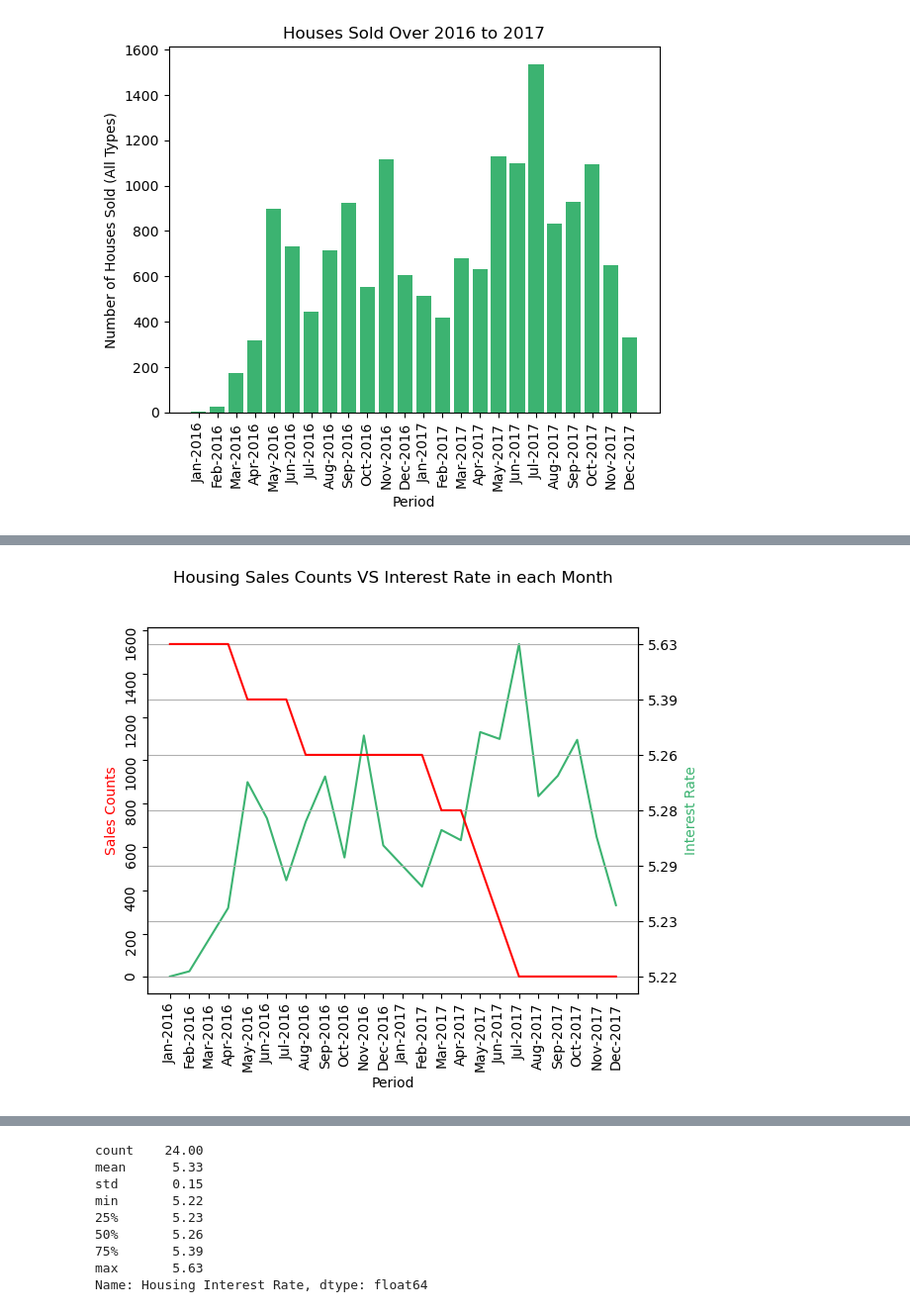
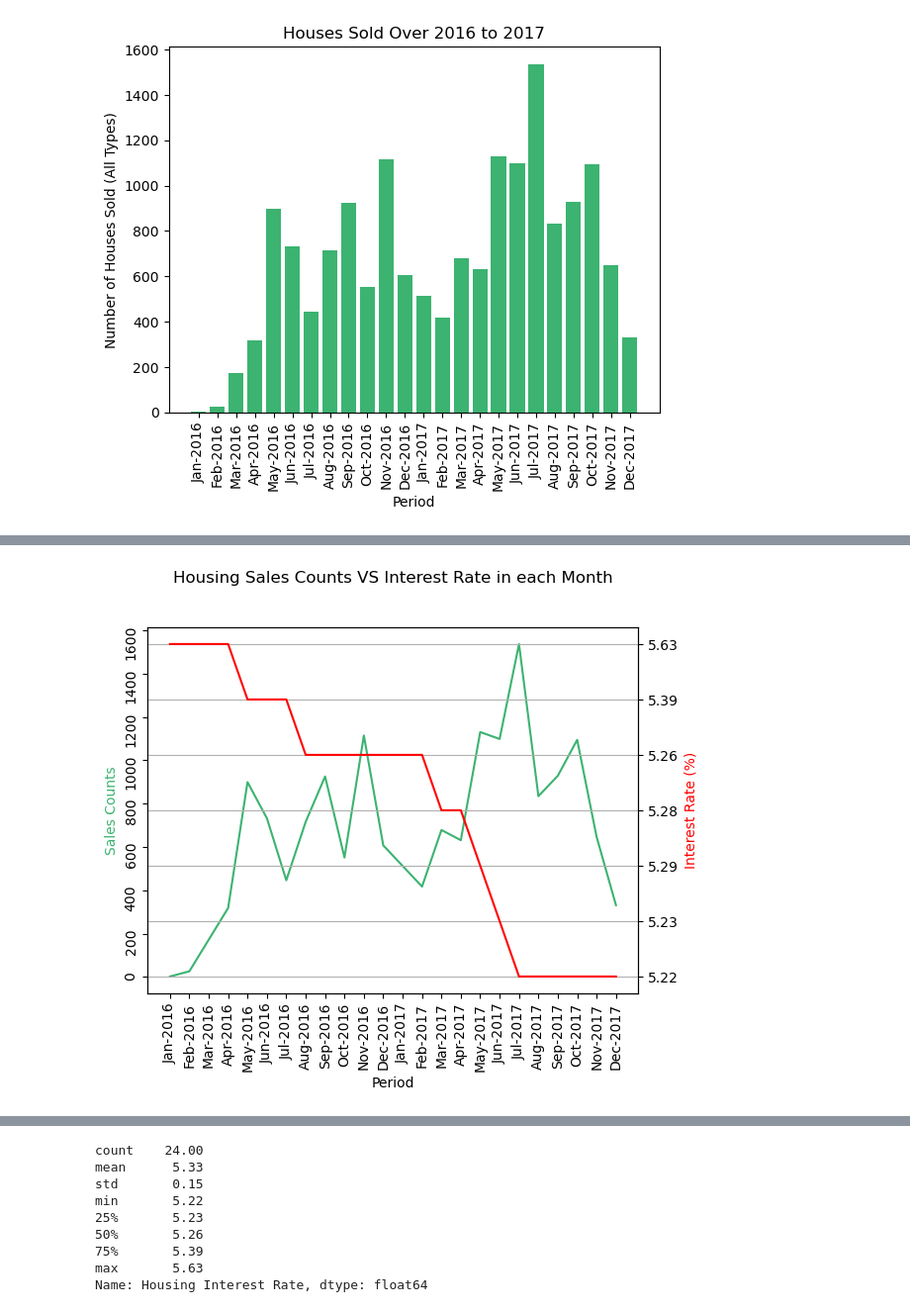
Before and after one commit to Anton0Lee/Project1_grp5, a Jupyter notebook: project1 main codes_Q1.ipynb, the cells around one changed output, grey strips where cells are left out. Shown: that part at 99% size. Cells and saved outputs as stored; diff of their text form; code cells hidden in the pictures.

Commit message:
added unit and one more graph

```diff
--- a/project1 main codes_Q1.ipynb
+++ b/project1 main codes_Q1.ipynb
@@ -228,21 +252,21 @@ plt.show()
 # %%
 # Plot for Sale counts VS Interest rate over time.
 count_x=housing_and_irate_df2['Period']
 count_y1=housing_and_irate_df2['Sale Counts']
 count_y2=housing_and_irate_df2['Housing Interest Rate']
 fig,ax1=plt.subplots()
 ax1.plot(count_x,count_y1,label='Sale counts', c='mediumseagreen')
 ax2=ax1.twinx()
 ax2.plot(count_x,count_y2,c='r',label='Housing interest rate')
 plt.title ('Housing Sales Counts VS Interest Rate in each Month', y=1.1)
 ax1.set_xlabel('Period')
-ax1.set_ylabel('Sales Counts',c='r')
-ax2.set_ylabel('Interest Rate',c='mediumseagreen')
+ax1.set_ylabel('Sales Counts',c='mediumseagreen')
+ax2.set_ylabel('Interest Rate (%)',c='r')
 ax2.invert_yaxis()
 ax1.tick_params(rotation=90)
 plt.grid()
 # %% [output]
-[figure, old version]
+[figure, new version]
 # %%
 #Plots for Housing price VS Interest rate over time
 price_x=housing_and_irate_df2['Period']
```
Also changed, not shown: parts of 4 cells of this notebook.
